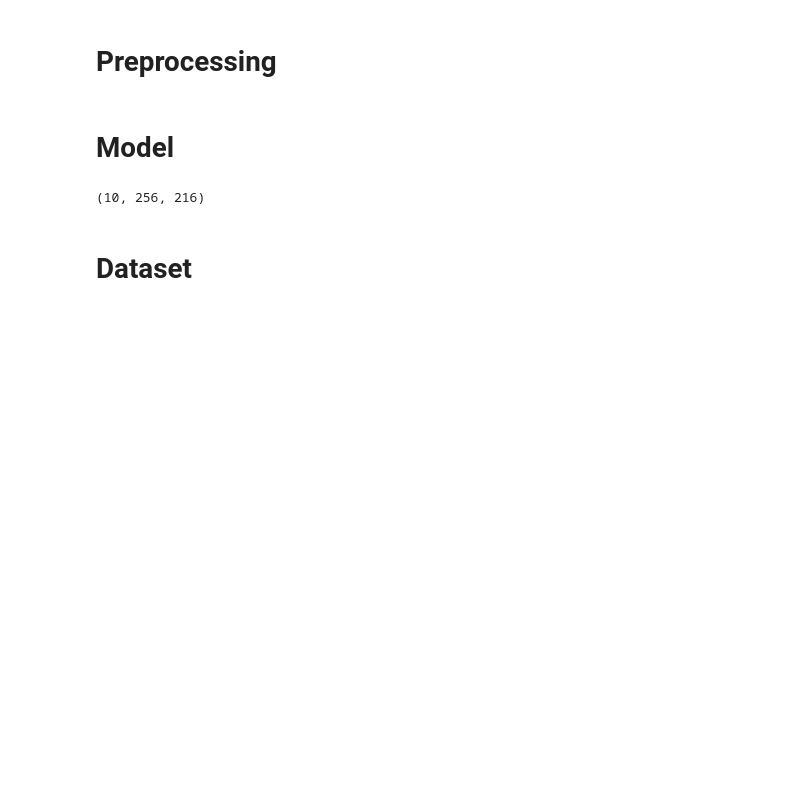
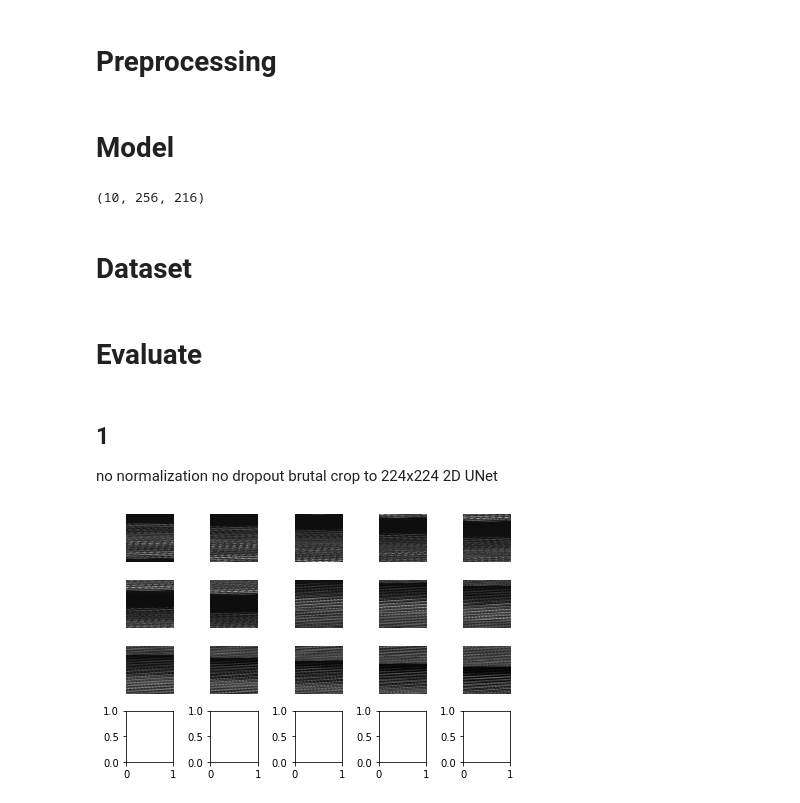
Before and after one commit to wilsonmwiti/UNet-data-Analysis, a Jupyter notebook: test.ipynb, the cells around one changed output. Saved outputs shown, nothing was run; the diff lists cells and outputs as text; code cells hidden in the pictures; blank space fills up the shorter version.

```diff
--- a/test.ipynb
+++ b/test.ipynb
@@ -91,7 +91,7 @@ def get_array_from_nii(nii_file):
 # %%
 def visualize_array(array):
     depth = array.shape[0]
-    fig, ax = plt.subplots(depth//5, 5)
+    fig, ax = plt.subplots(depth//5+1, 5)
     for i in range(depth):
         t = Image.fromarray(array[i,:,:])
         ax[i//5,i%5].axis('off')
@@ -816,3 +816,11 @@ class ACDCDataset(Dataset):
 
     def __len__():
         return len(image_list)
+# %% [markdown]
+# Evaluate
+# %% [markdown]
+## 1
+no normalization
+no dropout
+brutal crop to 224x224
+2D UNet
@@ -818,0 +868,26 @@ class ACDCDataset(Dataset):
+# %%
+
+epochs = 10
+
+path = "./Task027_ACDC"
+image_list = get_file_list(os.path.join(path,'imagesTr'))
+image_list.sort()
+label_list = get_file_list(os.path.join(path,'labelsTr'))
+label_list.sort()
+data_json_path = os.path.join(path, "dataset.json")
+dataset =  ACDCDataset(image_list, label_list, data_json_path)
+dataloader = DataLoader(dataset, batch_size = 2, shuffle = True, collate_fn=collate_fn)
+
+model = UNet2D()
+
+image, target, output = evaluate(dataloader, model, 'checkpoint_150')
+# %%
+num_slices = image.shape[0]
+image_array = image.squeeze(1).data.cpu().numpy()
+target_array = target.data.cpu().numpy()
+output_array = output.data.cpu().numpy()
+dices = [dice_coef(target[i],target[i]) for i in range(image.shape[0])]
+# %%
+visualize_array(image_array*255)
+# %% [output]
+[figure, added]
```
Also changed, not shown: parts of 4 cells of this notebook, 6 other files.
